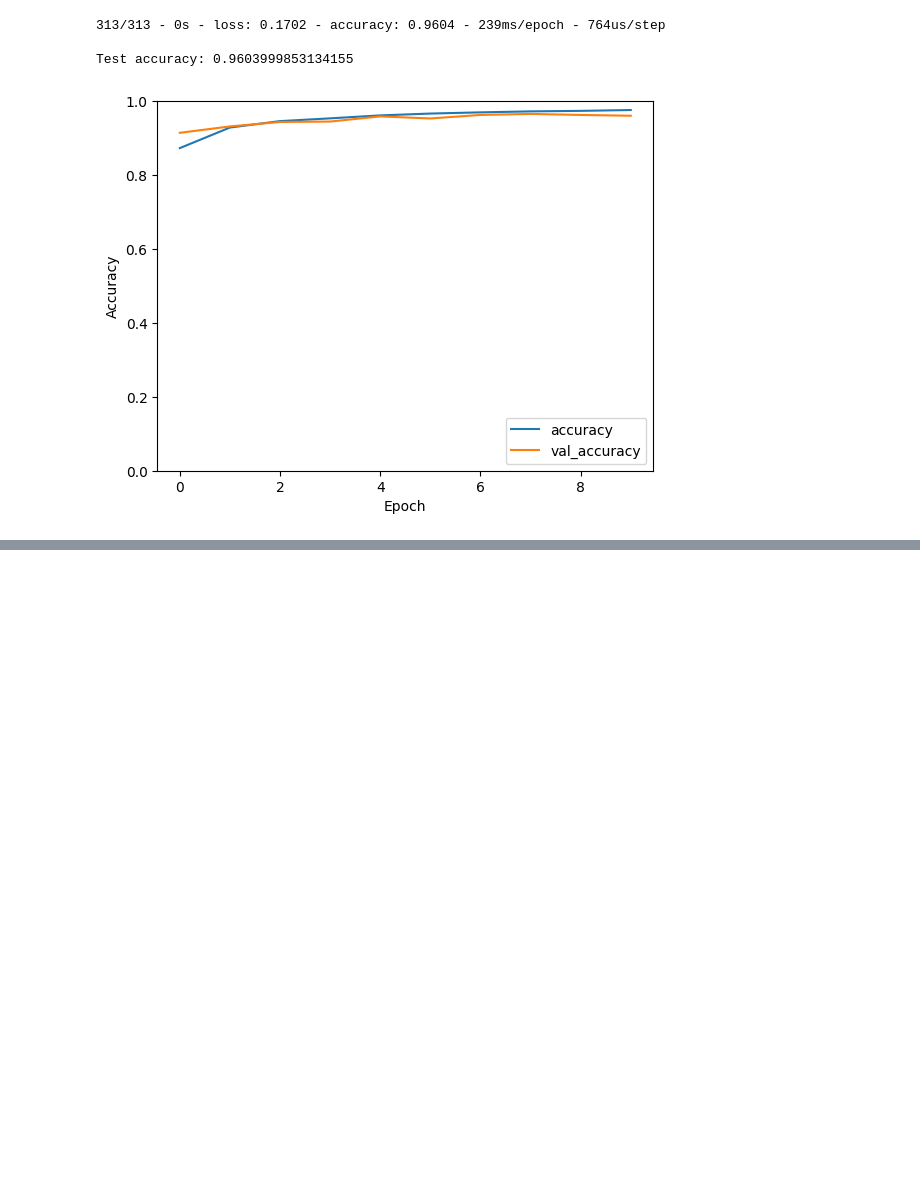
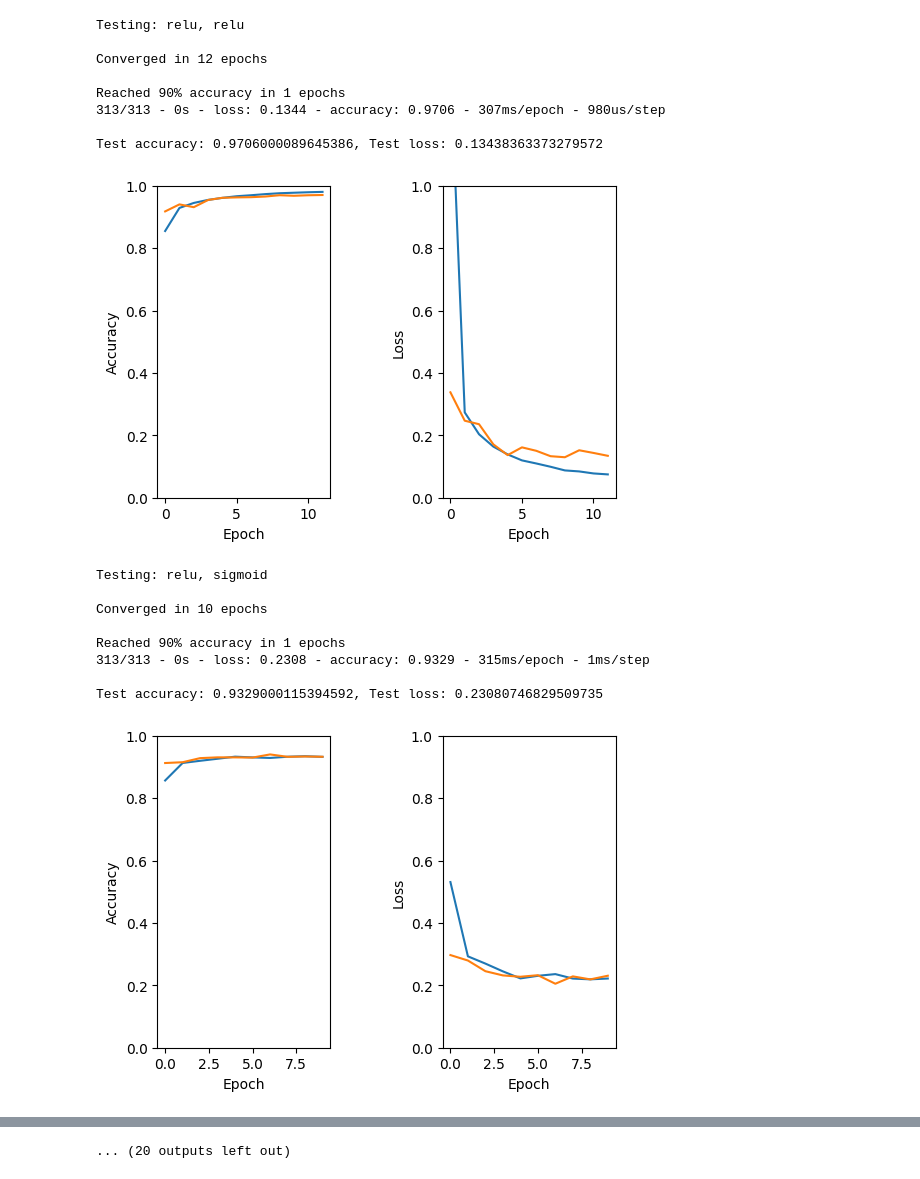
Before and after one commit to volodymyrkir/python_neural_nets, a Jupyter notebook: tasks/task_1.ipynb, the cells around one changed output, grey strips where cells are left out. Saved outputs shown, nothing was run; the diff lists cells and outputs as text; code cells hidden in the pictures; blank space fills up the shorter version.

Commit message:
Fixed requirements, Added activation functions analysis

```diff
--- a/tasks/task_1.ipynb
+++ b/tasks/task_1.ipynb
@@ -22,2 +17,0 @@ model.compile(optimizer='adam',
-# %%
-history = model.fit(train_images, train_labels, epochs=10, validation_data=(test_images, test_labels))
@@ -45,17 +17,0 @@ Epoch 10/10
-# %%
-test_loss, test_acc = model.evaluate(test_images, test_labels, verbose=2)
-print(f'\nTest accuracy: {test_acc}')
-# %% [output]
-313/313 - 0s - loss: 0.1702 - accuracy: 0.9604 - 239ms/epoch - 764us/step
-
-Test accuracy: 0.9603999853134155
-# %%
-plt.plot(history.history['accuracy'], label='accuracy')
-plt.plot(history.history['val_accuracy'], label='val_accuracy')
-plt.xlabel('Epoch')
-plt.ylabel('Accuracy')
-plt.ylim([0, 1])
-plt.legend(loc='lower right')
-plt.show()
-# %% [output]
-[figure, removed]
@@ -61,0 +36,54 @@ plt.show()
+# %%
+def test_model(model, name):
+    model.compile(optimizer='adam',
+              loss=tf.keras.losses.SparseCategoricalCrossentropy(from_logits=True),
+              metrics=['accuracy'])
+
+    print(f'\nTesting: {name}')
+    early_stopping = EarlyStopping(patience = 3)
+    history = model.fit(train_images, train_labels, epochs=100, validation_data=(test_images, test_labels), callbacks=early_stopping, verbose=False)
+
+    print(f'\nConverged in {len(history.history["accuracy"])} epochs')
+    reached_90 = next((i + 1 for i, e in enumerate(history.history["val_accuracy"]) if e >= 0.9), np.inf)
+
+    if reached_90 == np.inf:
+        print('\nNever reached 90% accuracy')
+    else:
+        print(f'\nReached 90% accuracy in {reached_90} epochs')
+
+
+    test_loss, test_acc = model.evaluate(test_images, test_labels, verbose=2)
+    print(f'\nTest accuracy: {test_acc}, Test loss: {test_loss}')
+
+    plot_history(history)
+    print('\n\n\n')
+
+    return (history, model)
+# %%
+activation_functions = ['relu', 'sigmoid', 'softmax', 'tanh']
+models = dict(map(lambda p: (f'{p[0]}, {p[1]}', build_model(p[0], p[1])),
+                  itertools.product(activation_functions, repeat=2)))
+# %%
+training_results = {}
+
+for (name, model) in models.items():
+    training_results[name] = test_model(model, name)
+# %% [output]
+Testing: relu, relu
+
+Converged in 12 epochs
+
+Reached 90% accuracy in 1 epochs
+313/313 - 0s - loss: 0.1344 - accuracy: 0.9706 - 307ms/epoch - 980us/step
+
+Test accuracy: 0.9706000089645386, Test loss: 0.13438363373279572
+[figure, added]
+Testing: relu, sigmoid
+
+Converged in 10 epochs
+
+Reached 90% accuracy in 1 epochs
+313/313 - 0s - loss: 0.2308 - accuracy: 0.9329 - 315ms/epoch - 1ms/step
+
+Test accuracy: 0.9329000115394592, Test loss: 0.23080746829509735
+[figure, added]
@@ -61,0 +126 @@ plt.show()
+... (20 outputs left out)
```
Also changed, not shown: parts of 8 cells of this notebook, 1 other file.
